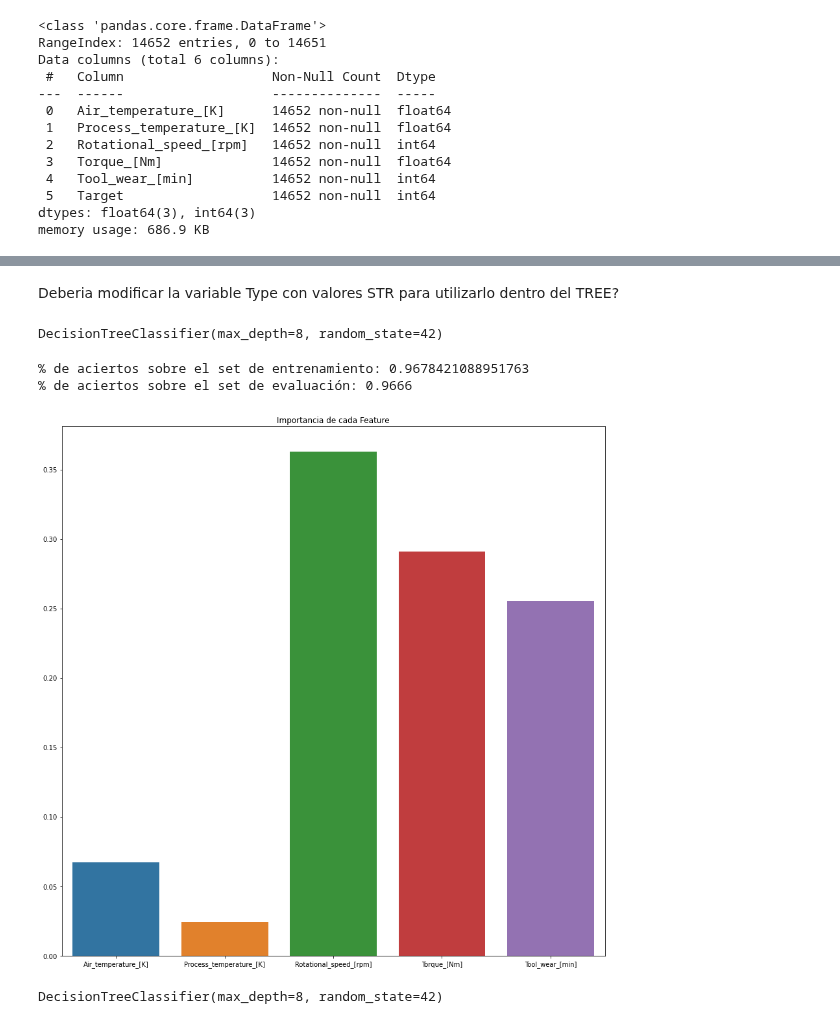
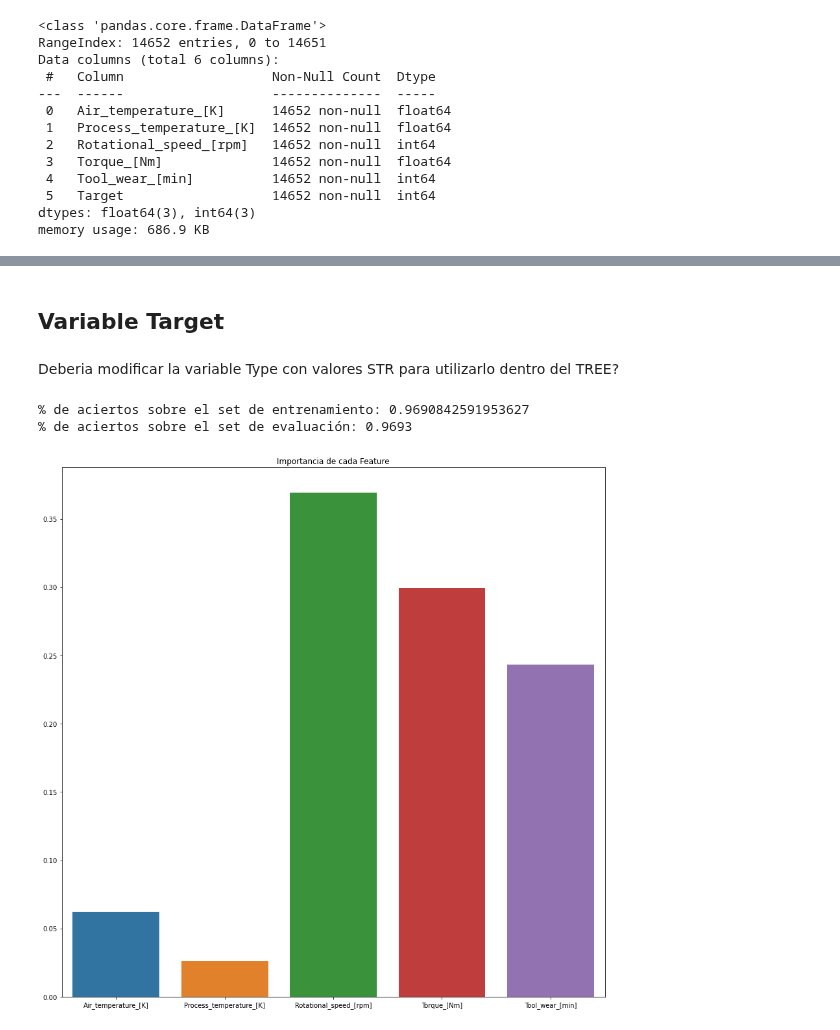
Before and after one commit to maxi879/proyecto_final_coder, a Jupyter notebook: ANALISIS/CLASIFICACION/TREE_IMPLEMENTACION.ipynb, the cells around one changed output, grey strips where cells are left out. Drawn from its saved outputs; the diff is of its cells as text; code cells hidden in the pictures.

```diff
--- a/ANALISIS/CLASIFICACION/TREE_IMPLEMENTACION.ipynb
+++ b/ANALISIS/CLASIFICACION/TREE_IMPLEMENTACION.ipynb
@@ -82,5 +90,7 @@ memory usage: 686.9 KB
 from sklearn.model_selection import train_test_split
 from sklearn.tree import DecisionTreeClassifier
 from sklearn.metrics import accuracy_score
+# %% [markdown]
+## Variable Target
 # %% [markdown]
 Deberia modificar la variable Type con valores STR para utilizarlo dentro del TREE?
@@ -96,5 +96,0 @@ tree = DecisionTreeClassifier(max_depth=8, random_state = 42)
-# %%
-#Entrenamos el algoritmo
-tree.fit(X_ros_Target, y_ros_Target)
-# %% [output]
-DecisionTreeClassifier(max_depth=8, random_state=42)
@@ -106,34 +97,34 @@ y_test_pred = tree.predict(X_target_test)
 # %%
+                        #####################
+                        ## Variable Target ##
+                        #####################
+
+X_target_test= df.drop(["Target","Type","Failure_Type"], axis=1)
+y_target_test= df["Target"]
+#Creamos el modelo
+tree = DecisionTreeClassifier(max_depth=8, random_state = 42)
+#Entrenamos el algoritmo
+tree.fit(X_ros_Target, y_ros_Target)
+# Prediccion en Train
+y_train_pred = tree.predict(X_ros_Target)
+# Prediccion en Test
+y_test_pred = tree.predict(X_target_test)
 #Calculo el accuracy en Train
 train_accuracy = accuracy_score(y_ros_Target, y_train_pred)
 
 #Calculo el accuracy en Test
 test_accuracy = accuracy_score(y_target_test, y_test_pred)
 
 print('% de aciertos sobre el set de entrenamiento:', train_accuracy)
 print('% de aciertos sobre el set de evaluación:',test_accuracy)
+
+plt.figure(figsize=(15,15))
+importances = tree.feature_importances_
+columns = X_target_test.columns
+sns.barplot(columns, importances)
+plt.title('Importancia de cada Feature')
+plt.show()
 # %% [output]
-% de aciertos sobre el set de entrenamiento: 0.9678421088951763
-% de aciertos sobre el set de evaluación: 0.9666
+% de aciertos sobre el set de entrenamiento: 0.9690842591953627
+% de aciertos sobre el set de evaluación: 0.9693
+[figure, added]
-# %%
-plt.figure(figsize=(15,15))
-importances = tree.feature_importances_
-columns = X.columns
-sns.barplot(columns, importances)
-plt.title('Importancia de cada Feature')
-plt.show()
-# %% [output]
-[figure, removed]
-# %%
-                        ###########################
-                        ## Variable Failure_Type ##
-                        ###########################
-
-X_failure_test= df.drop(["Type","Failure_Type"], axis=1)
-y_failure_test= df["Failure_Type"]
-#Creamos el modelo
-tree_2 = DecisionTreeClassifier(max_depth=8, random_state = 42)
-#Entrenamos el algoritmo
-tree.fit(X_ros_failure, y_ros_failure)
-# %% [output]
-DecisionTreeClassifier(max_depth=8, random_state=42)
```
Also changed, not shown: parts of 16 cells of this notebook.
